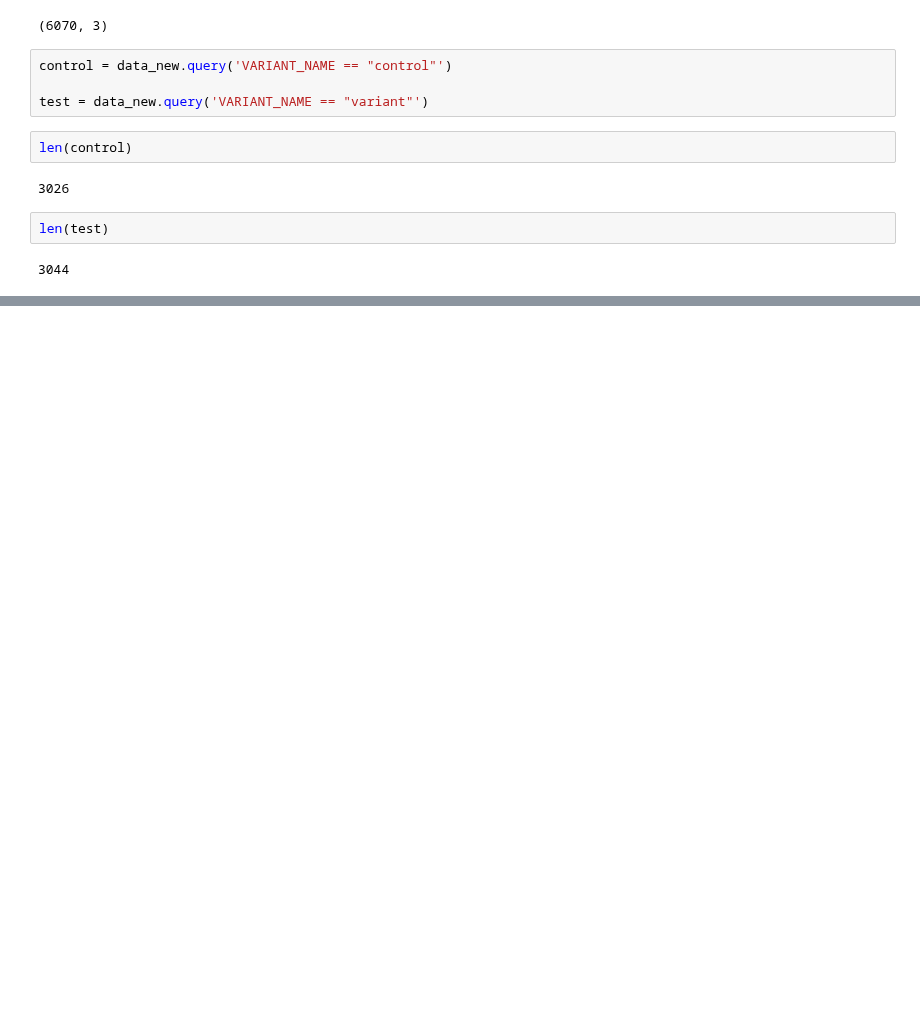
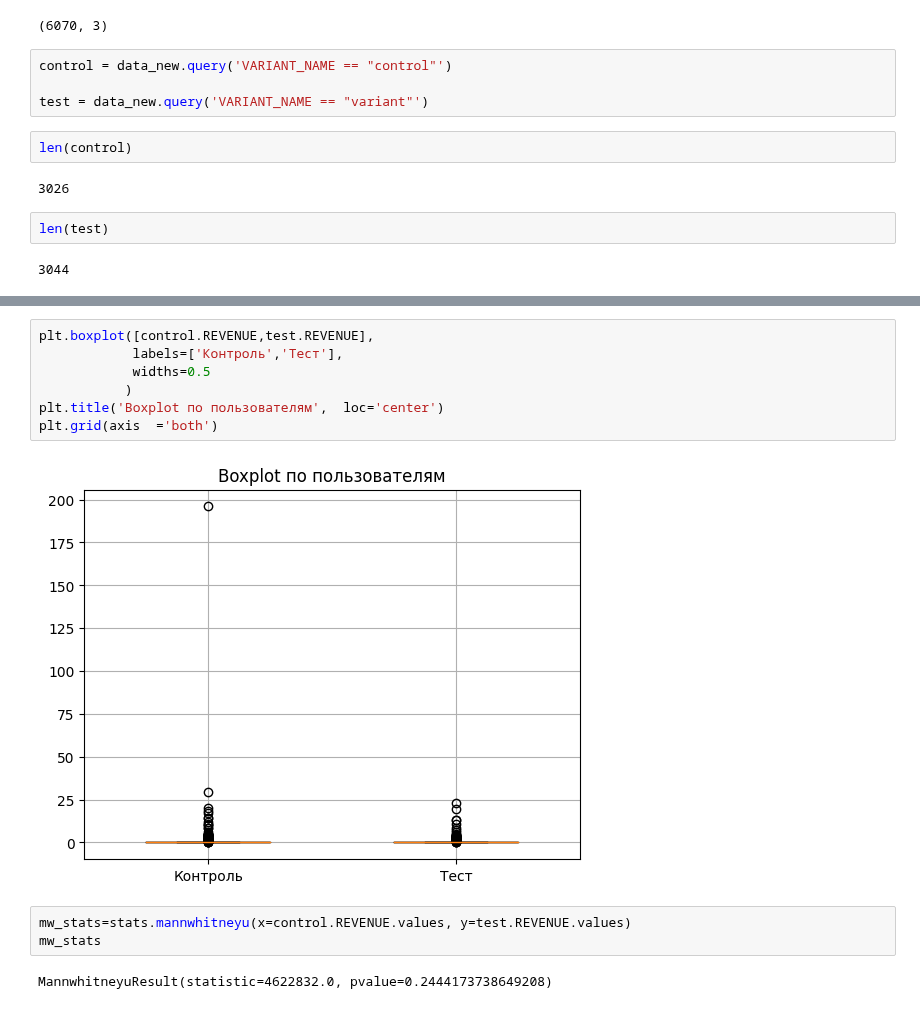
Before and after one commit to Olga643/Example, a Jupyter notebook: Untitled25.ipynb, the cells around one changed output, grey strips where cells are left out. Cells and saved outputs as stored; diff of their text form; blank space fills up the shorter version.

```diff
--- a/Untitled25.ipynb
+++ b/Untitled25.ipynb
@@ -114,0 +140,14 @@ len(test)
+# %%
+plt.boxplot([control.REVENUE,test.REVENUE],
+            labels=['Контроль','Тест'],
+            widths=0.5
+           )
+plt.title('Boxplot по пользователям',  loc='center')
+plt.grid(axis  ='both')
+# %% [output]
+[figure, added]
+# %%
+mw_stats=stats.mannwhitneyu(x=control.REVENUE.values, y=test.REVENUE.values)
+mw_stats
+# %% [output]
+MannwhitneyuResult(statistic=4622832.0, pvalue=0.2444173738649208)
```
Also changed, not shown: parts of 5 cells of this notebook.
